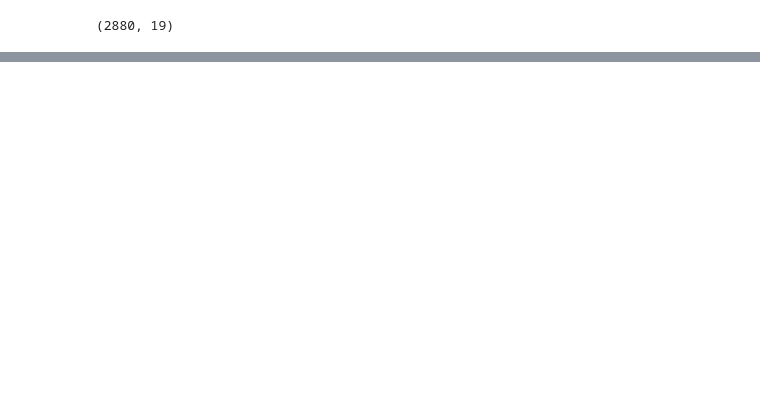
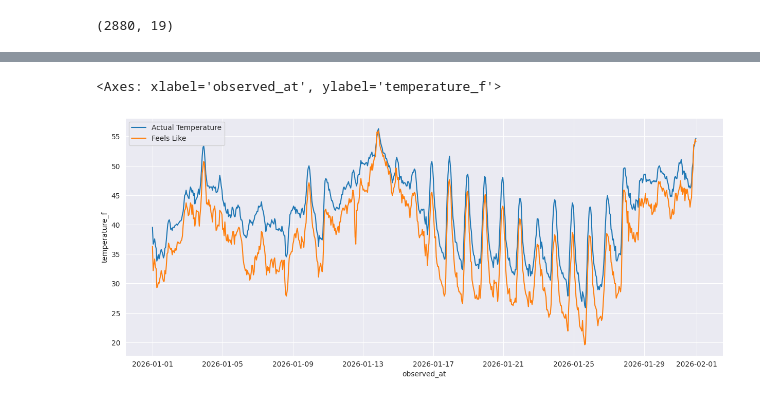
Before and after one commit to danielphilip12/Weather-Pipeline, a Jupyter notebook: notebooks/seattle_analysis.ipynb, the cells around one changed output, grey strips where cells are left out. Cells and saved outputs as stored; diff of their text form; code cells hidden in the pictures; blank space fills up the shorter version.

```diff
--- a/notebooks/seattle_analysis.ipynb
+++ b/notebooks/seattle_analysis.ipynb
@@ -70,0 +92,12 @@ seattle.groupby("observed_date")[['temperature', 'feels_like']].mean()
+# %%
+def to_f(temp):
+    return (temp * (9/5)) + 32
+# %%
+seattle_jan['temperature_f'] = seattle_jan['temperature'].apply(to_f)
+seattle_jan['feels_like_f'] = seattle_jan['feels_like'].apply(to_f)
+# %%
+sns.lineplot(data=seattle_jan, x='observed_at', y='temperature_f', label='Actual Temperature')
+sns.lineplot(data=seattle_jan, x='observed_at', y='feels_like_f', label='Feels Like')
+# %% [output]
+<Axes: xlabel='observed_at', ylabel='temperature_f'>
+[figure, added]
```
Also changed, not shown: parts of 15 cells of this notebook.
